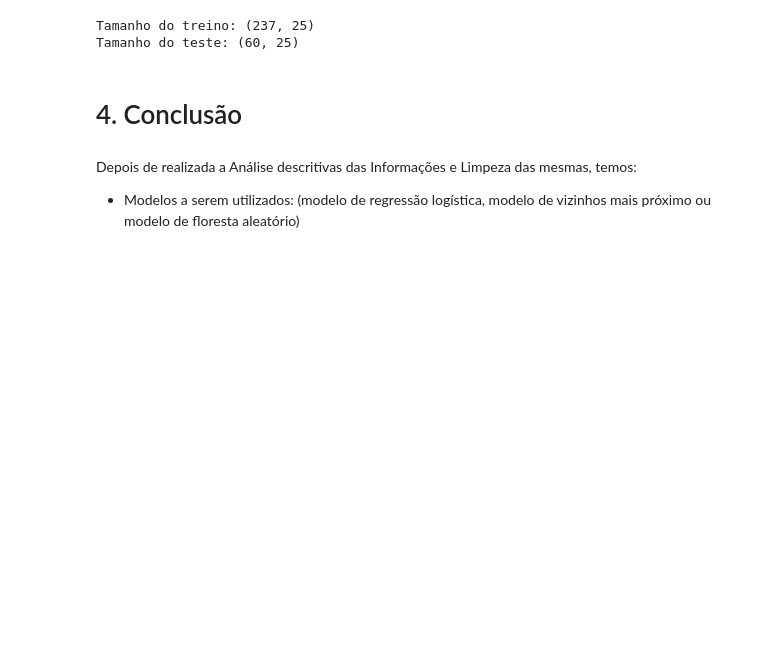
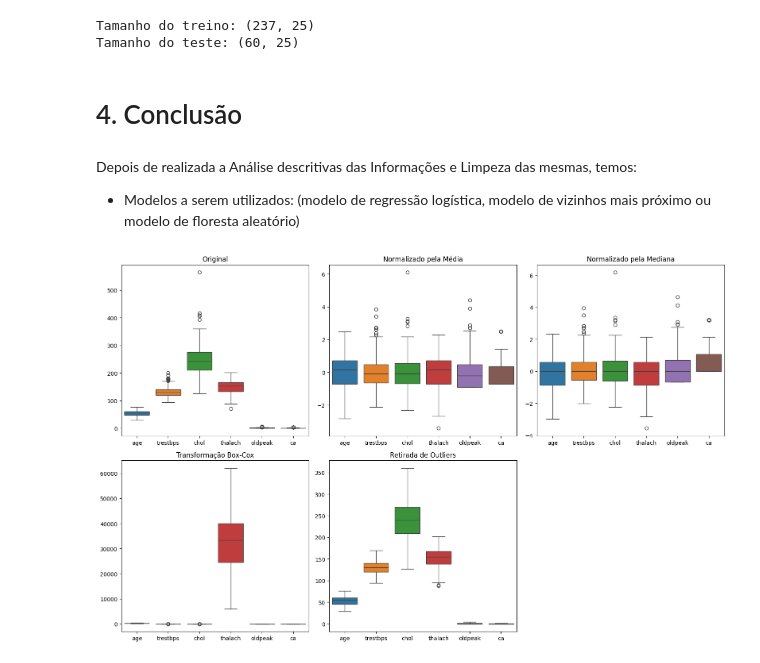
Before and after one commit to luiscpl/PUC_MVP, a Jupyter notebook: MVP_LUIS_CLAUDIO.ipynb, the cells around one changed output. Cells and saved outputs as stored; diff of their text form; code cells hidden in the pictures; blank space fills up the shorter version.

```diff
--- a/MVP_LUIS_CLAUDIO.ipynb
+++ b/MVP_LUIS_CLAUDIO.ipynb
@@ -989,3 +992,15 @@ print("\nRelatório de Classificação:\n", classification_report(y_test, y_pred
 #####modelo de vizinhos mais próximos (kneighbors classifier)
 # %%
 #modelo de floresta aleatória (random forest classifier)
+# %%
+import pandas as pd
+import numpy as np
+import matplotlib.pyplot as plt
+import seaborn as sns
+from scipy.stats import boxcox
+
+# Carregando o arquivo CSV
+#df = pd.read_csv('base.csv')
+
+# Selecionando apenas colunas numéricas para as transformações
+numeric_cols = ['age', 'trestbps', 'chol', 'thalach', 'oldpeak', 'ca']
@@ -991,0 +1038,33 @@ print("\nRelatório de Classificação:\n", classification_report(y_test, y_pred
+# %%
+
+plt.figure(figsize=(16, 10))
+
+# Original
+plt.subplot(2, 3, 1)
+sns.boxplot(data=df[numeric_cols])
+plt.title('Original')
+
+# Pela média
+plt.subplot(2, 3, 2)
+sns.boxplot(data=df_mean)
+plt.title('Normalizado pela Média')
+
+# Pela mediana
+plt.subplot(2, 3, 3)
+sns.boxplot(data=df_median)
+plt.title('Normalizado pela Mediana')
+
+# Box-Cox
+plt.subplot(2, 3, 4)
+sns.boxplot(data=df_boxcox)
+plt.title('Transformação Box-Cox')
+
+# Box-Cox
+plt.subplot(2, 3, 5)
+sns.boxplot(data=df_outlier_free )
+plt.title('Retirada de Outliers')
+
+plt.tight_layout()
+plt.show()
+# %% [output]
+[figure, added]
```
Also changed, not shown: parts of 4 cells of this notebook.
